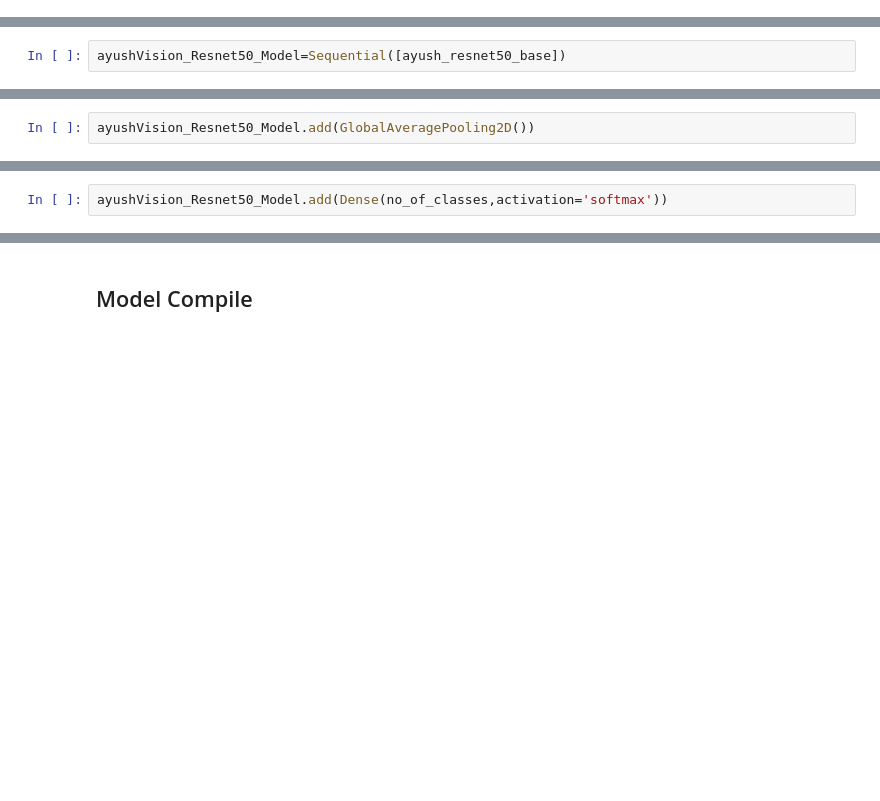
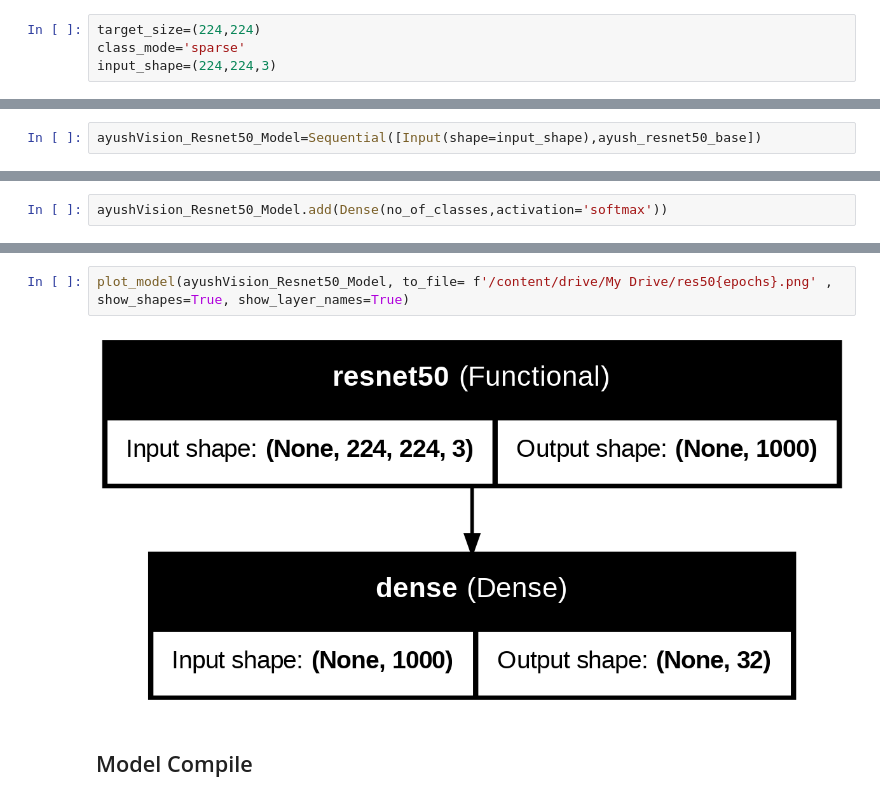
Before and after one commit to ThanuMahee12/Ayushvision-model, a Jupyter notebook: Algorithums/pretrained/ResNet50/ResidualNet50.ipynb, the cells around one changed output, grey strips where cells are left out. Drawn from its saved outputs; the diff is of its cells as text; blank space fills up the shorter version.

Commit message:
Resnet with root

```diff
--- a/Algorithums/pretrained/ResNet50/ResidualNet50.ipynb
+++ b/Algorithums/pretrained/ResNet50/ResidualNet50.ipynb
@@ -46,3 +45,7 @@ class_mode=''
+# %%
+target_size=(224,224)
+class_mode='sparse'
+input_shape=(224,224,3)
 # %% [markdown]
 ### Model Variables
 # %% [markdown]
@@ -106,11 +127,9 @@ for layer in ayush_resnet50_base.layers:
 # %% [markdown]
 ### Final Model
 # %%
-ayushVision_Resnet50_Model=Sequential([ayush_resnet50_base])
+ayushVision_Resnet50_Model=Sequential([Input(shape=input_shape),ayush_resnet50_base])
 # %% [markdown]
 #### Middle Layers
-# %%
-ayushVision_Resnet50_Model.add(GlobalAveragePooling2D())
 # %% [markdown]
 #### Last Layer
 # %%
@@ -118,3 +153,7 @@ ayushVision_Resnet50_Model.add(Dense(no_of_classes,activation='softmax'))
+# %%
+plot_model(ayushVision_Resnet50_Model, to_file= f'/content/drive/My Drive/res50{epochs}.png' , show_shapes=True, show_layer_names=True)
+# %% [output]
+[figure, added]
 # %% [markdown]
 ## Model Compile
 # %% [markdown]
```
Also changed, not shown: parts of 20 cells of this notebook.
